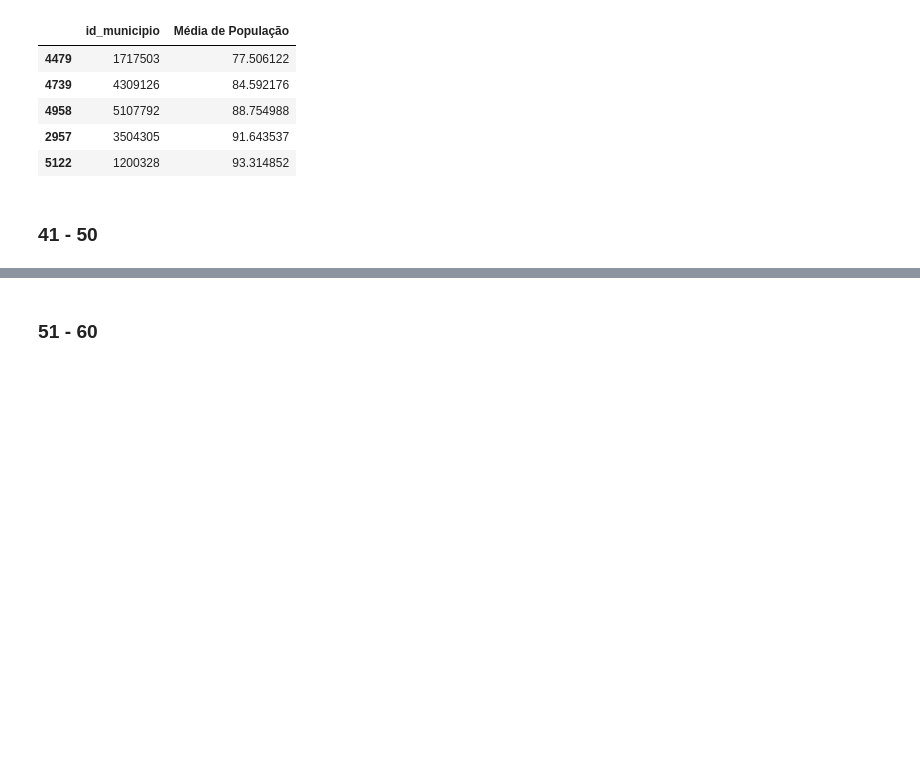
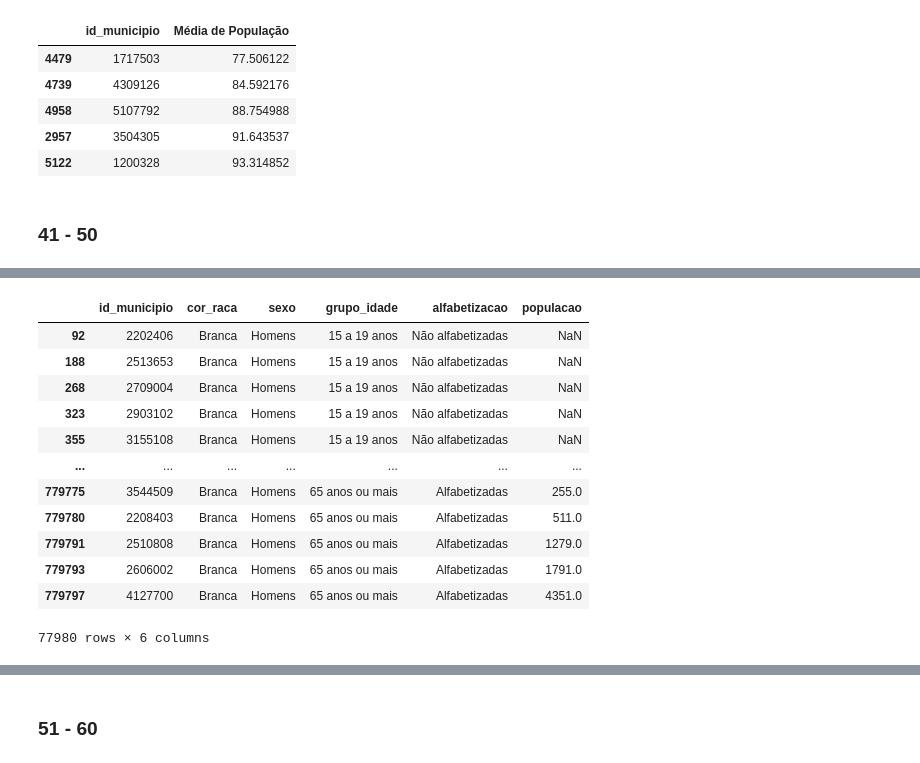
Before and after one commit to zicziczic/AlphabetizationAnalysis, a Jupyter notebook: ExerciciosComplementares.ipynb, the cells around one changed output, grey strips where cells are left out. Drawn from its saved outputs; the diff is of its cells as text; code cells hidden in the pictures; blank space fills up the shorter version.

```diff
--- a/ExerciciosComplementares.ipynb
+++ b/ExerciciosComplementares.ipynb
@@ -365,0 +407,16 @@ df_medias.sort_values(by="Média de População", ascending=True).head(5)
+# %%
+df.query('cor_raca == "Branca" and sexo == "Homens"')
+# %% [output]
+|  | id_municipio | cor_raca | sexo | grupo_idade | alfabetizacao | populacao |
+| 92 | 2202406 | Branca | Homens | 15 a 19 anos | Não alfabetizadas | NaN |
+| 188 | 2513653 | Branca | Homens | 15 a 19 anos | Não alfabetizadas | NaN |
+| 268 | 2709004 | Branca | Homens | 15 a 19 anos | Não alfabetizadas | NaN |
+| 323 | 2903102 | Branca | Homens | 15 a 19 anos | Não alfabetizadas | NaN |
+| 355 | 3155108 | Branca | Homens | 15 a 19 anos | Não alfabetizadas | NaN |
+| ... | ... | ... | ... | ... | ... | ... |
+| 779775 | 3544509 | Branca | Homens | 65 anos ou mais | Alfabetizadas | 255.0 |
+| 779780 | 2208403 | Branca | Homens | 65 anos ou mais | Alfabetizadas | 511.0 |
+| 779791 | 2510808 | Branca | Homens | 65 anos ou mais | Alfabetizadas | 1279.0 |
+| 779793 | 2606002 | Branca | Homens | 65 anos ou mais | Alfabetizadas | 1791.0 |
+| 779797 | 4127700 | Branca | Homens | 65 anos ou mais | Alfabetizadas | 4351.0 |
+77980 rows × 6 columns
```
Also changed, not shown: parts of 11 cells of this notebook.
